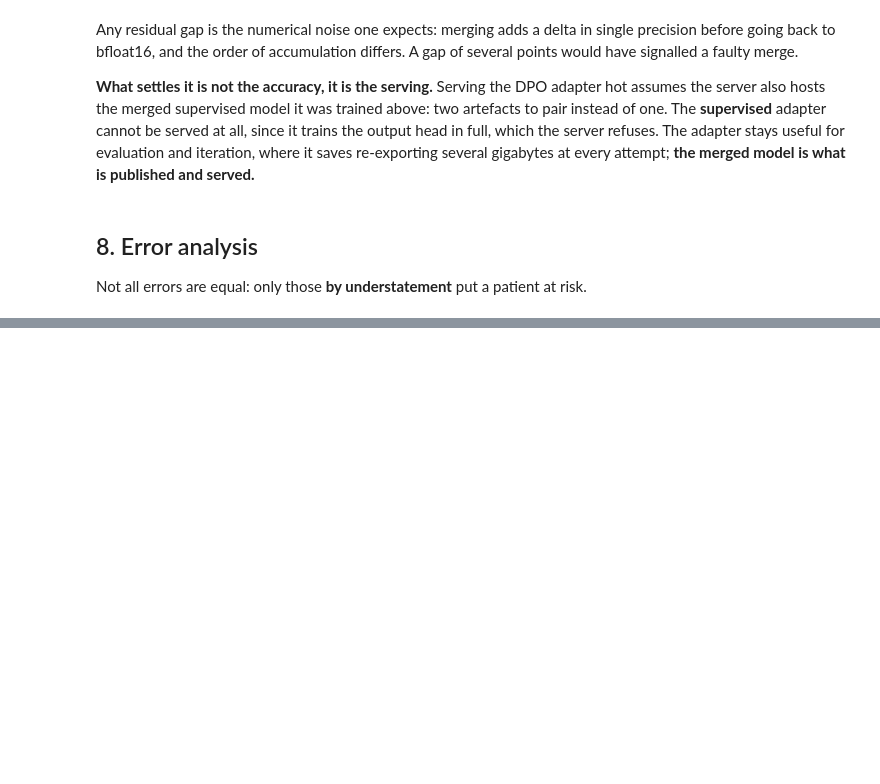
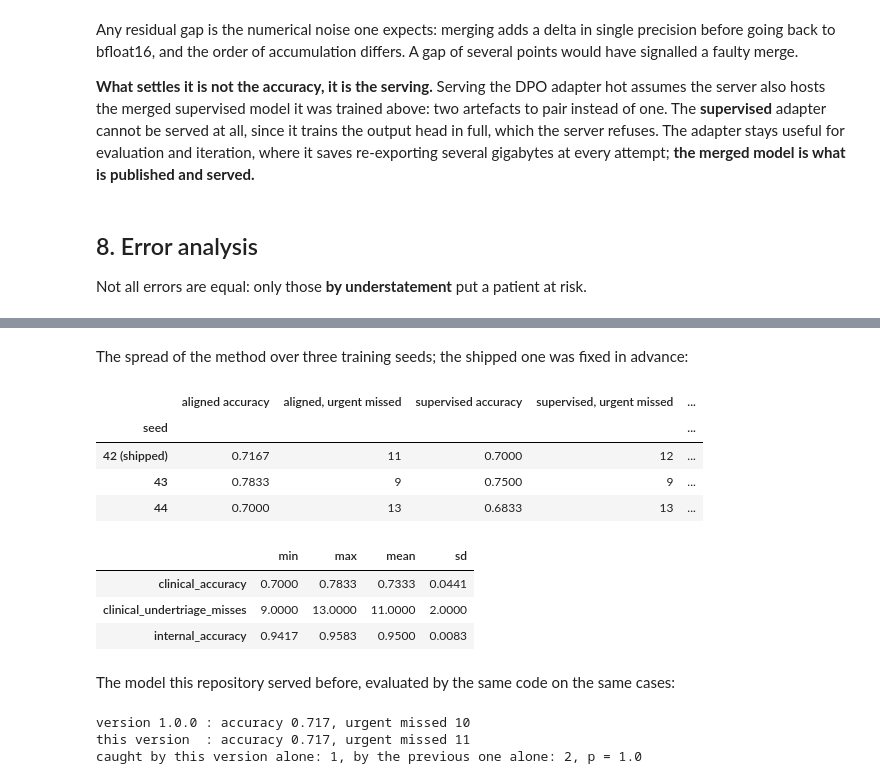
Before and after one commit to BenoitJT-GIRARD/clinical-triage-llm, a Jupyter notebook: notebooks/04_evaluation.ipynb, the cells around one changed output, grey strips where cells are left out. Cells and saved outputs as stored; diff of their text form; code cells hidden in the pictures; blank space fills up the shorter version.

```diff
--- a/notebooks/04_evaluation.ipynb
+++ b/notebooks/04_evaluation.ipynb
@@ -349,0 +427,47 @@ RAISON CLINIQUE DE L'ETIQUETTE : Céphalées, troubles visuels et douleur épiga
+# %% [markdown]
+The spread of the method over three training seeds; the shipped one was fixed in advance:
+# %%
+study = json.loads((PATHS.reports / "seed_study.json").read_text(encoding="utf-8"))
+rows = []
+for seed, run in study["seeds"].items():
+    paired = run["aligned_versus_supervised"]["undertriage"]
+    rows.append(
+        {
+            "seed": seed + (" (shipped)" if int(seed) == study["shipped_seed"] else ""),
+            "aligned accuracy": run["dpo-merged"]["clinical_accuracy"],
+            "aligned, urgent missed": run["dpo-merged"]["clinical_undertriage_misses"],
+            "supervised accuracy": run["sft"]["clinical_accuracy"],
+            "supervised, urgent missed": run["sft"]["clinical_undertriage_misses"],
+            "p on urgent cases, aligned against supervised": paired["p_mcnemar"],
+        }
+    )
+display(pd.DataFrame(rows).set_index("seed"))
+pd.DataFrame(study["spread"]["dpo-merged"]).T
+# %% [output]
+|  | aligned accuracy | aligned, urgent missed | supervised accuracy | supervised, urgent missed | ... |
+| seed |  |  |  |  | ... |
+| 42 (shipped) | 0.7167 | 11 | 0.7000 | 12 | ... |
+| 43 | 0.7833 | 9 | 0.7500 | 9 | ... |
+| 44 | 0.7000 | 13 | 0.6833 | 13 | ... |
+|  | min | max | mean | sd |
+| clinical_accuracy | 0.7000 | 0.7833 | 0.7333 | 0.0441 |
+| clinical_undertriage_misses | 9.0000 | 13.0000 | 11.0000 | 2.0000 |
+| internal_accuracy | 0.9417 | 0.9583 | 0.9500 | 0.0083 |
+# %% [markdown]
+The model this repository served before, evaluated by the same code on the same cases:
+# %%
+change = json.loads((PATHS.reports / "before_after.json").read_text(encoding="utf-8"))
+before, after, urgent = change["before"], change["after"], change["undertriage"]
+for label, run in (("version 1.0.0", before), ("this version ", after)):
+    print(
+        f"{label} : accuracy {run['clinical_accuracy']:.3f}, "
+        f"urgent missed {run['clinical_undertriage_misses']}"
+    )
+print(
+    f"caught by this version alone: {urgent['rescued_by_this_release']}, "
+    f"by the previous one alone: {urgent['lost_by_this_release']}, p = {urgent['p_mcnemar']}"
+)
+# %% [output]
+version 1.0.0 : accuracy 0.717, urgent missed 10
+this version  : accuracy 0.717, urgent missed 11
+caught by this version alone: 1, by the previous one alone: 2, p = 1.0
```
Also changed, not shown: parts of 22 cells of this notebook.
